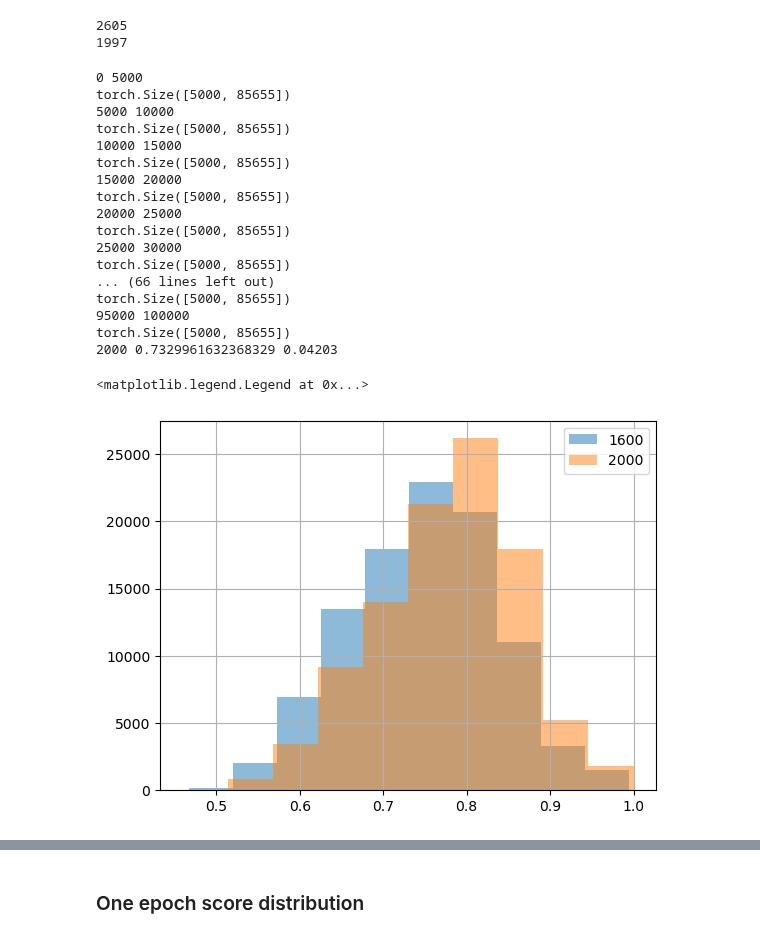
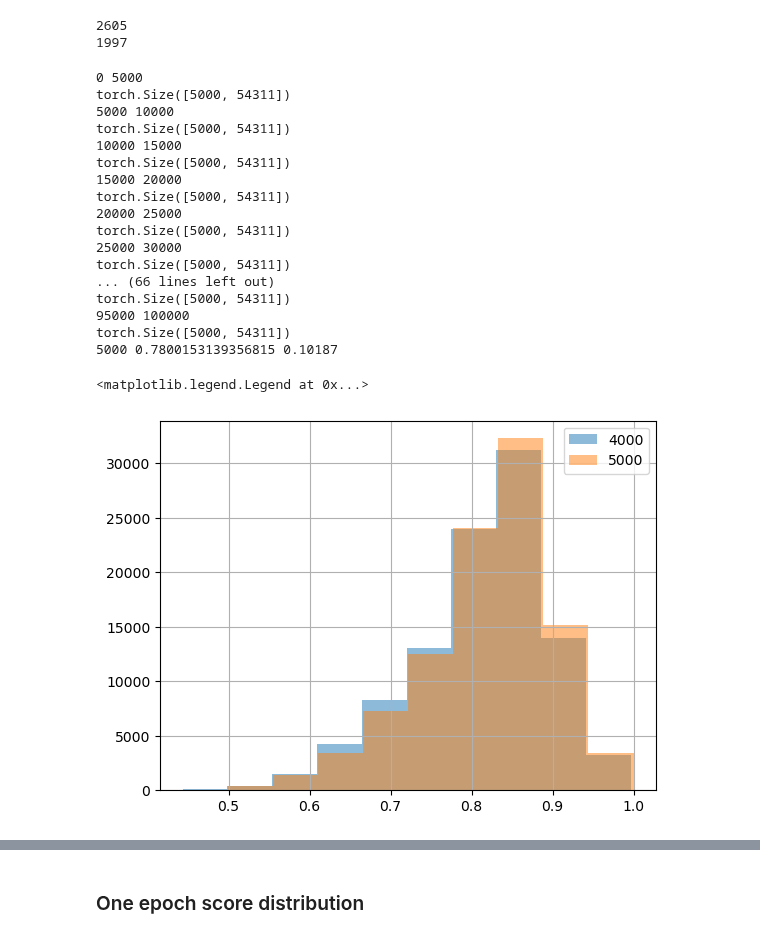
Before and after one commit to claracaste/exploration, a Jupyter notebook: MERCHANTS/Biencoder_checkpoint_evaluations.ipynb, the cells around one changed output, grey strips where cells are left out. Saved outputs shown, nothing was run; the diff lists cells and outputs as text; code cells hidden in the pictures.

```diff
--- a/MERCHANTS/Biencoder_checkpoint_evaluations.ipynb
+++ b/MERCHANTS/Biencoder_checkpoint_evaluations.ipynb
@@ -336,6 +322,6 @@ ds_test = Dataset.from_pandas(df_test[['true_label','description_combined_proces
 ds_test = ds_test.rename_columns({"true_label": "score","description_combined_processed":"sentence1", "merchant_name_combined":"sentence2"})
 # %%
 imodel = 9
-istep = 2000
+istep = 5000
 model_name = f"/home/sagemaker-user/models/model{imodel}/checkpoint-{istep}"
 model = SentenceTransformer(model_name)
@@ -452,35 +443,35 @@ print(df_test['original_merchant_name_combined'].nunique())
 1997
 # %%
 imodel = 9
-df_small = df_test.sample(100000).reset_index(drop=True)
+df_small = df_test.sample(100000, random_state = 1).reset_index(drop=True)
 
-istep1 = 1600
+istep1 = 4600
 batch_size_pred = 5000
 th = 0.9
 df_test1, precision1, recall1 = get_df_with_preds(df_small, imodel, istep1, batch_size_pred)
 df_test1 = df_test1.copy(deep=True)
-istep2 = 2000
+istep2 = 5000
 df_test2, precision2, recall2 = get_df_with_preds(df_small, imodel, istep2, batch_size_pred)
 df_test1['pred_prob'].hist(alpha=0.5)
 df_test2['pred_prob'].hist(alpha=0.5)
 plt.legend([istep1,istep2])
 # %% [output]
 0 5000
-torch.Size([5000, 85655])
+torch.Size([5000, 54311])
 5000 10000
-torch.Size([5000, 85655])
+torch.Size([5000, 54311])
 10000 15000
-torch.Size([5000, 85655])
+torch.Size([5000, 54311])
 15000 20000
-torch.Size([5000, 85655])
+torch.Size([5000, 54311])
 20000 25000
-torch.Size([5000, 85655])
+torch.Size([5000, 54311])
 25000 30000
-torch.Size([5000, 85655])
+torch.Size([5000, 54311])
 ... (66 lines left out)
-torch.Size([5000, 85655])
+torch.Size([5000, 54311])
 95000 100000
-torch.Size([5000, 85655])
-2000 0.7329961632368329 0.04203
+torch.Size([5000, 54311])
+5000 0.7800153139356815 0.10187
 <matplotlib.legend.Legend at 0x...>
-[figure, old version]
+[figure, new version]
```
Also changed, not shown: parts of 53 cells of this notebook.
